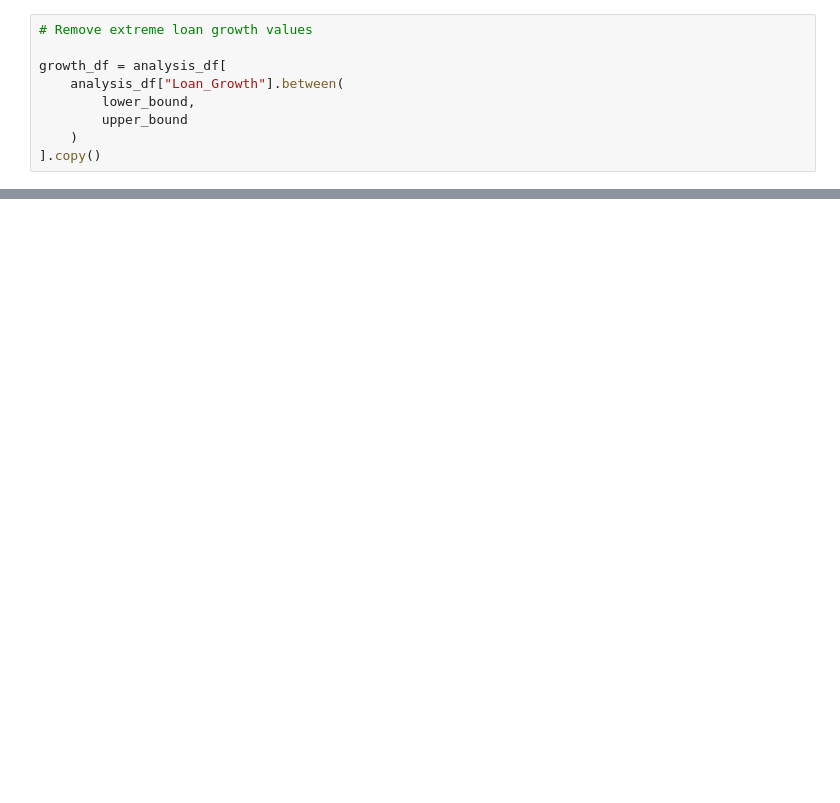
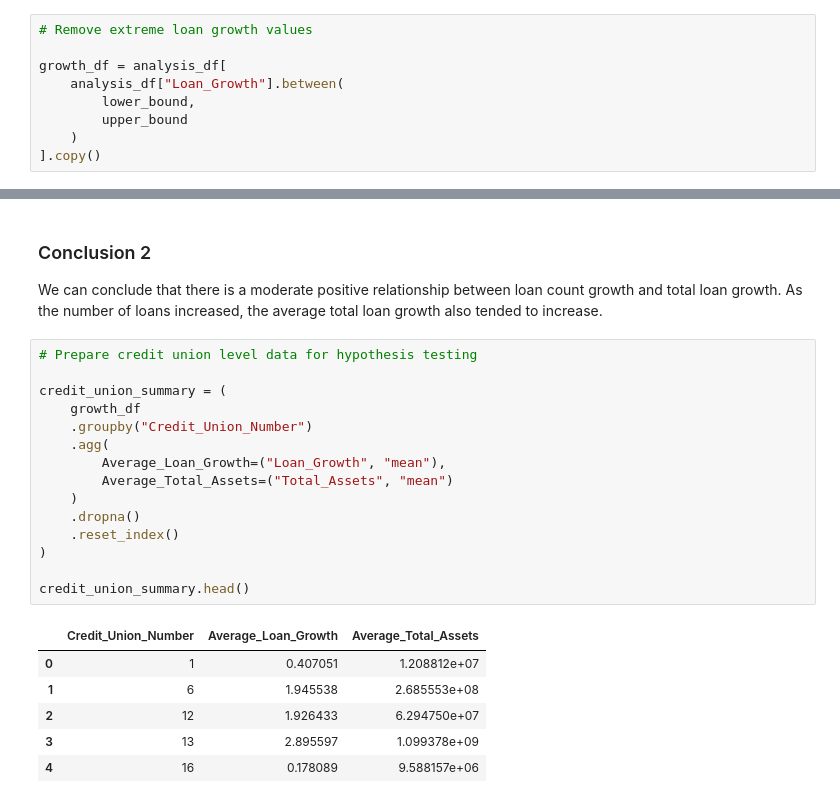
Before and after one commit to Ciaracam/DATA602-Credit-Union-Analysis, a Jupyter notebook: DATA602_Credit_Union_Checkpoint2.ipynb, the cells around one changed output, grey strips where cells are left out. Saved outputs shown, nothing was run; the diff lists cells and outputs as text; blank space fills up the shorter version.

```diff
--- a/DATA602_Credit_Union_Checkpoint2.ipynb
+++ b/DATA602_Credit_Union_Checkpoint2.ipynb
@@ -594,0 +710,26 @@ plt.show()
+# %% [markdown]
+### Conclusion 2
+
+We can conclude that there is a moderate positive relationship between loan count growth and total loan growth. As the number of loans increased, the average total loan growth also tended to increase.
+# %%
+# Prepare credit union level data for hypothesis testing
+
+credit_union_summary = (
+    growth_df
+    .groupby("Credit_Union_Number")
+    .agg(
+        Average_Loan_Growth=("Loan_Growth", "mean"),
+        Average_Total_Assets=("Total_Assets", "mean")
+    )
+    .dropna()
+    .reset_index()
+)
+
+credit_union_summary.head()
+# %% [output]
+|  | Credit_Union_Number | Average_Loan_Growth | Average_Total_Assets |
+| 0 | 1 | 0.407051 | 1.208812e+07 |
+| 1 | 6 | 1.945538 | 2.685553e+08 |
+| 2 | 12 | 1.926433 | 6.294750e+07 |
+| 3 | 13 | 2.895597 | 1.099378e+09 |
+| 4 | 16 | 0.178089 | 9.588157e+06 |
```
Also changed, not shown: parts of 42 cells of this notebook.
